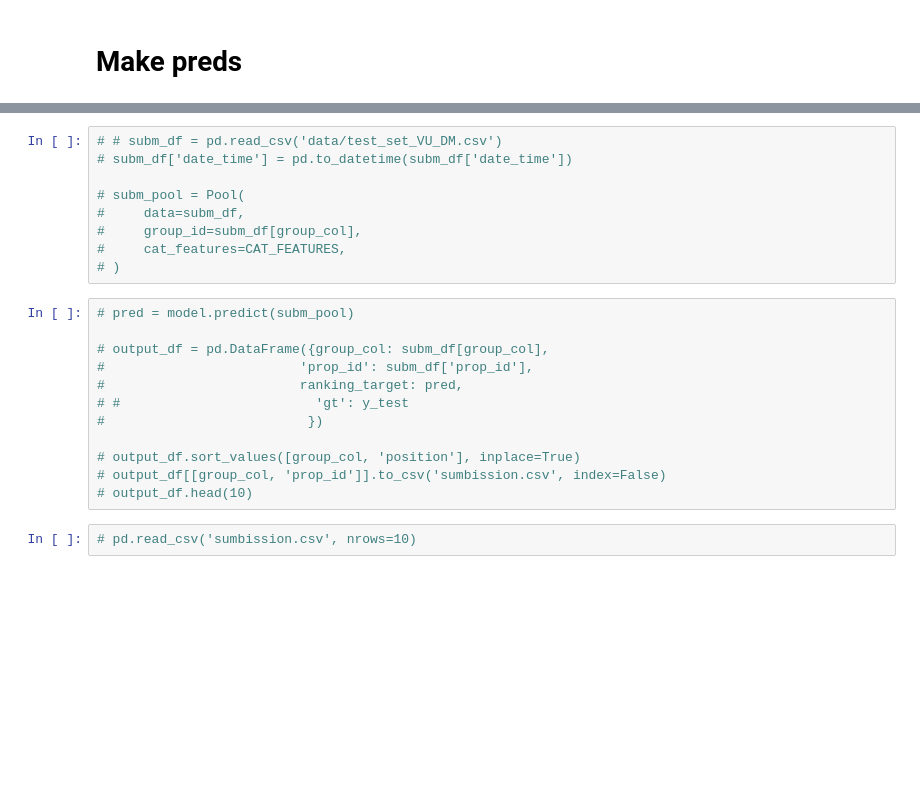
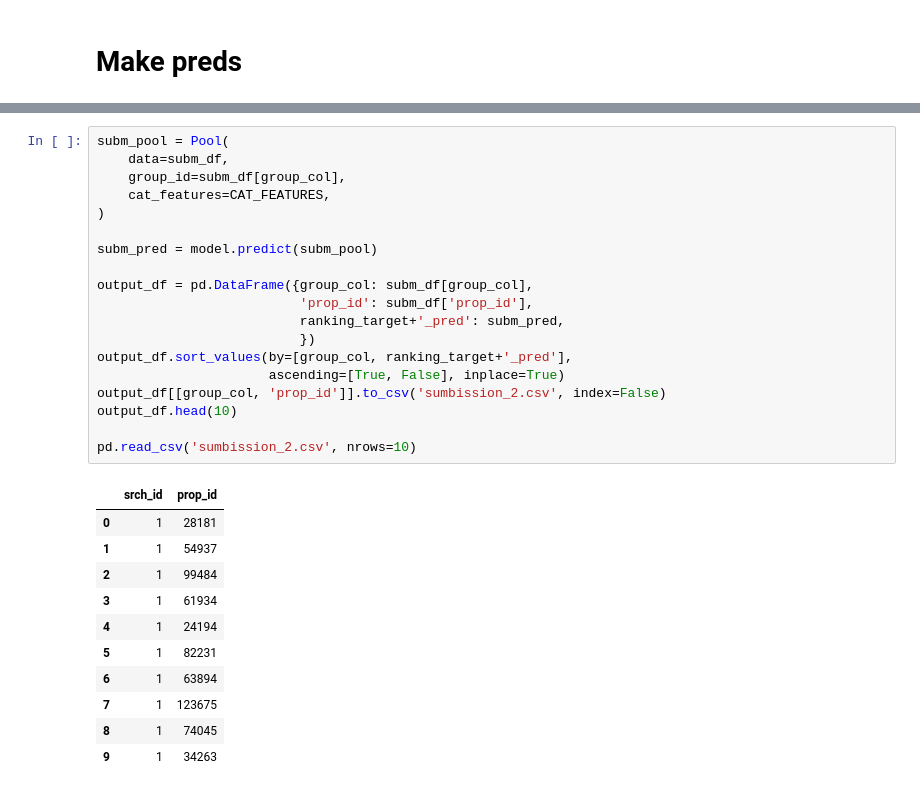
Before and after one commit to OlegBEZb/Personalize-Expedia-Hotel-Searches, a Jupyter notebook: Catboost_ranker_book_click_not.ipynb, the cells around one changed output, grey strips where cells are left out. Cells and saved outputs as stored; diff of their text form; blank space fills up the shorter version.

```diff
--- a/Catboost_ranker_book_click_not.ipynb
+++ b/Catboost_ranker_book_click_not.ipynb
@@ -200,23 +187,31 @@ NDCG which is used for competition evaluation
 # %%
-# # subm_df = pd.read_csv('data/test_set_VU_DM.csv')
-# subm_df['date_time'] = pd.to_datetime(subm_df['date_time'])
+subm_pool = Pool(
+    data=subm_df,
+    group_id=subm_df[group_col],
+    cat_features=CAT_FEATURES,
+)
 
-# subm_pool = Pool(
-#     data=subm_df,
-#     group_id=subm_df[group_col],
-#     cat_features=CAT_FEATURES,
-# )
+subm_pred = model.predict(subm_pool)
+
+output_df = pd.DataFrame({group_col: subm_df[group_col],
+                          'prop_id': subm_df['prop_id'],
+                          ranking_target+'_pred': subm_pred,
+                          })
+output_df.sort_values(by=[group_col, ranking_target+'_pred'],
+                      ascending=[True, False], inplace=True)
+output_df[[group_col, 'prop_id']].to_csv('sumbission_2.csv', index=False)
+output_df.head(10)
+
+pd.read_csv('sumbission_2.csv', nrows=10)
+# %% [output]
+|  | srch_id | prop_id |
+| 0 | 1 | 28181 |
+| 1 | 1 | 54937 |
+| 2 | 1 | 99484 |
+| 3 | 1 | 61934 |
+| 4 | 1 | 24194 |
+| 5 | 1 | 82231 |
+| 6 | 1 | 63894 |
+| 7 | 1 | 123675 |
+| 8 | 1 | 74045 |
+| 9 | 1 | 34263 |
-# %%
-# pred = model.predict(subm_pool)
-
-# output_df = pd.DataFrame({group_col: subm_df[group_col],
-#                         'prop_id': subm_df['prop_id'],
-#                         ranking_target: pred,
-# #                         'gt': y_test
-#                          })
-
-# output_df.sort_values([group_col, 'position'], inplace=True)
-# output_df[[group_col, 'prop_id']].to_csv('sumbission.csv', index=False)
-# output_df.head(10)
-# %%
-# pd.read_csv('sumbission.csv', nrows=10)
```
Also changed, not shown: parts of 17 cells of this notebook, 2 other files.
